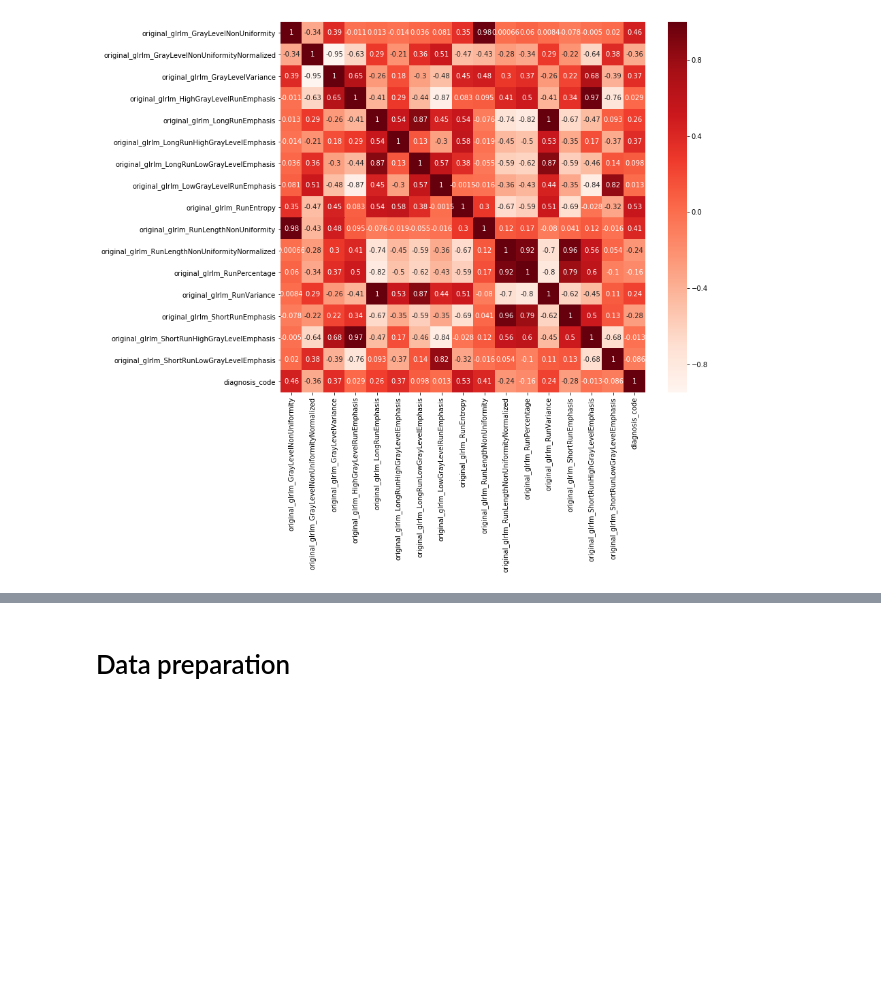
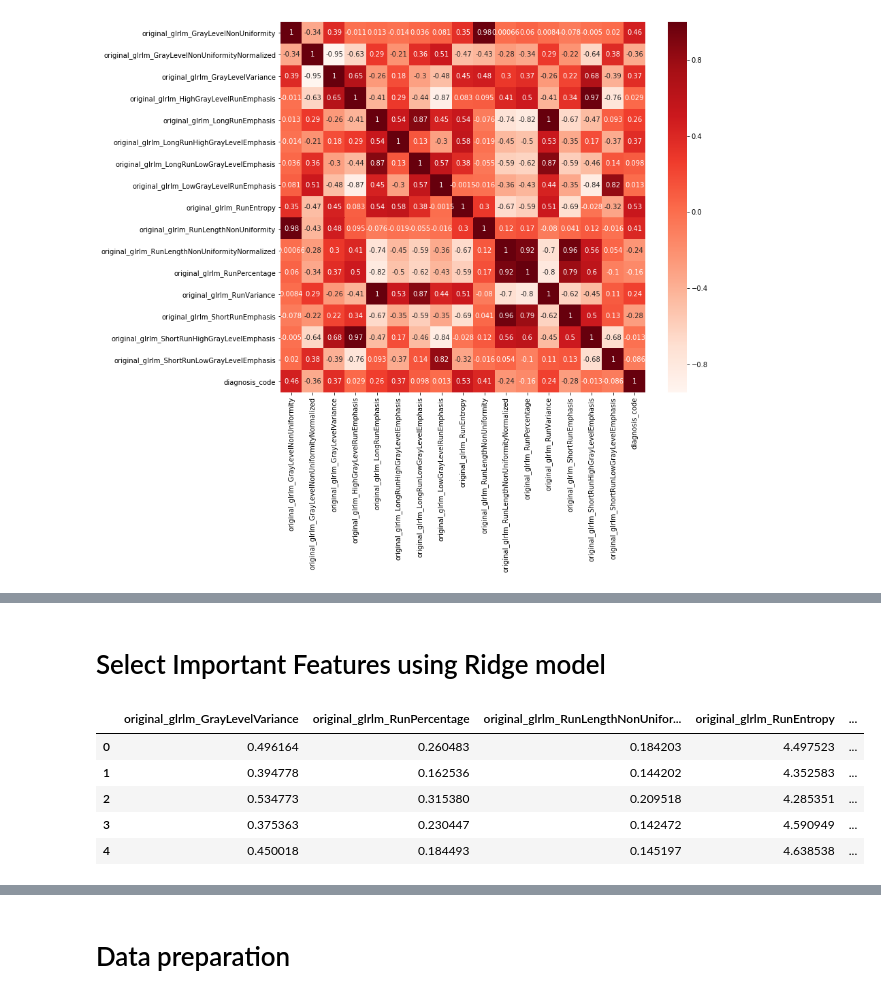
Before and after one commit to ikachko/algorithm-detects-liver-pathology, a Jupyter notebook: xgboost_learn.ipynb, the cells around one changed output, grey strips where cells are left out. Cells and saved outputs as stored; diff of their text form; code cells hidden in the pictures; blank space fills up the shorter version.

```diff
--- a/xgboost_learn.ipynb
+++ b/xgboost_learn.ipynb
@@ -159,3 +151,15 @@ glrlm_data[glrlm_data['diagnosis_code'] == 2].describe()
+# %% [markdown]
+# Select Important Features using Ridge model
+# %%
+glrlm_data = dataset[ridge_important_features]
+glrlm_data.head()
+# %% [output]
+|  | original_glrlm_GrayLevelVariance | original_glrlm_RunPercentage | original_glrlm_RunLengthNonUnifor... | original_glrlm_RunEntropy | ... |
+| 0 | 0.496164 | 0.260483 | 0.184203 | 4.497523 | ... |
+| 1 | 0.394778 | 0.162536 | 0.144202 | 4.352583 | ... |
+| 2 | 0.534773 | 0.315380 | 0.209518 | 4.285351 | ... |
+| 3 | 0.375363 | 0.230447 | 0.142472 | 4.590949 | ... |
+| 4 | 0.450018 | 0.184493 | 0.145197 | 4.638538 | ... |
 # %%
 import seaborn as sns
 # sns.pairplot(glrlm_data.iloc[:, :-1])
```
Also changed, not shown: parts of 19 cells of this notebook, 1 other file.
